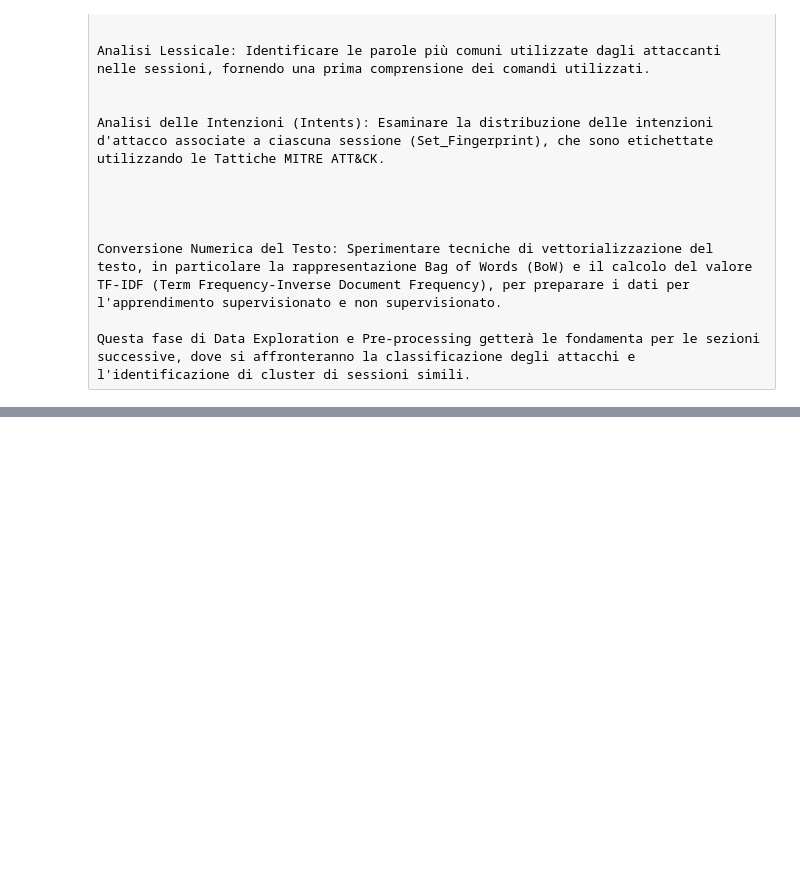
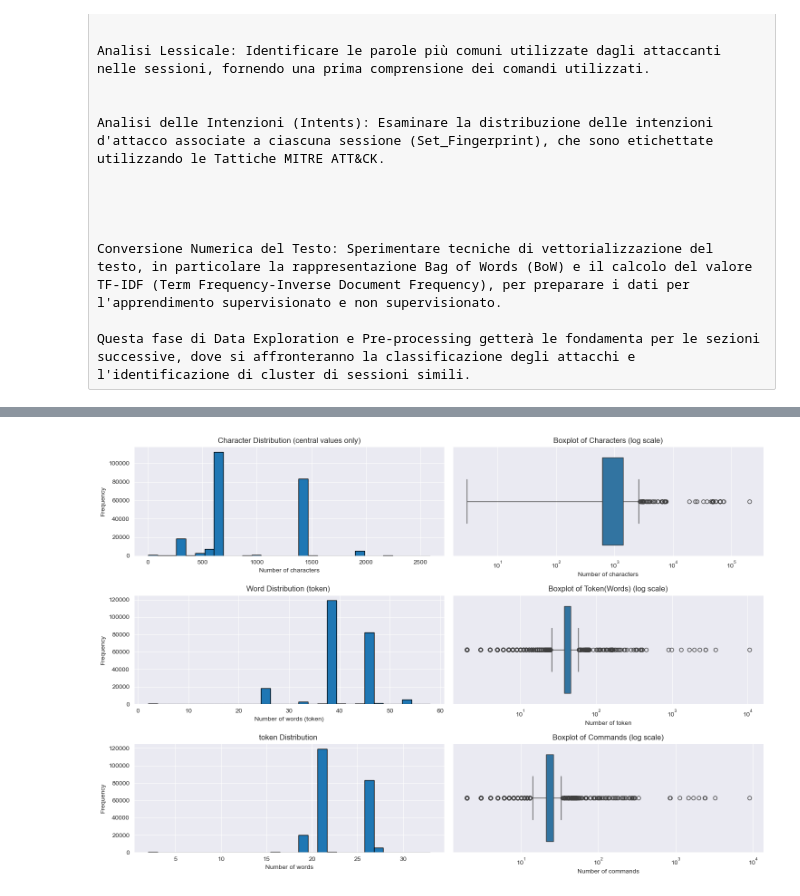
Before and after one commit to andreaRusso04/MachineLearningProject, a Jupyter notebook: notebooks/exploratoryDataAnalysis.ipynb, the cells around one changed output, grey strips where cells are left out. Drawn from its saved outputs; the diff is of its cells as text; code cells hidden in the pictures; blank space fills up the shorter version.

```diff
--- a/notebooks/exploratoryDataAnalysis.ipynb
+++ b/notebooks/exploratoryDataAnalysis.ipynb
@@ -50,0 +68,96 @@ TypeError: DataFrame.reset_index() got an unexpected keyword argument 'name'
+# %%
+sessionCodeLen = dataSet[["full_session"]].copy()
+sessionCodeLen["number_of_characters"] = sessionCodeLen["full_session"].str.len()
+
+sessionWordsLen = dataSet[["full_session"]].copy()
+sessionWordsLen["number_of_words_token"] = sessionWordsLen["full_session"].str.split(r";|\||&&|\|\||>>|>|<|&").str.len()
+
+sessionWordsLen["number_of_words_command"] = sessionWordsLen["full_session"].str.split(r";").str.len()
+
+
+# Calcolo outlier con metodo IQR
+q1 = sessionCodeLen["number_of_characters"].quantile(0.25)
+q3 = sessionCodeLen["number_of_characters"].quantile(0.75)
+iqr = q3 - q1
+upper_bound = q3 + 1.5 * iqr
+
+q1_w = sessionWordsLen["number_of_words_token"].quantile(0.25)
+q3_w = sessionWordsLen["number_of_words_token"].quantile(0.75)
+iqr_w = q3_w - q1_w
+upper_bound_w = q3_w + 1.5 * iqr_w
+
+q1_w2 = sessionWordsLen["number_of_words_command"].quantile(0.25)
+q3_w2 = sessionWordsLen["number_of_words_command"].quantile(0.75)
+iqr_w2 = q3_w2 - q1_w2
+upper_bound_w2 = q3_w2 + 1.5 * iqr_w2
+
+central_chars = sessionCodeLen[sessionCodeLen["number_of_characters"] <= upper_bound]
+
+central_words = sessionWordsLen[(sessionWordsLen["number_of_words_token"] <= upper_bound_w) & (sessionWordsLen["number_of_words_command"] <= upper_bound_w2)]
+
+
+# === 2) Plotting =============================================
+
+fig, axes = plt.subplots(3, 2, figsize=(15, 10))
+sns.set(style="whitegrid")
+
+# --- (A) Istogramma SENZA outlier -----------------------------
+axes[0, 0].hist(central_chars["number_of_characters"], bins=30, edgecolor="black")
+axes[0, 0].set_title("Character Distribution (central values only)")
+axes[0, 0].set_xlabel("Number of characters")
+axes[0, 0].set_ylabel("Frequency")
+
+
+# --- (B) Boxplot completo con outlier -------------------------
+sns.boxplot(x=sessionCodeLen["number_of_characters"], ax=axes[0, 1])
+axes[0, 1].set_xscale("log")
+axes[0, 1].set_title("Boxplot of Characters (log scale)")
+axes[0, 1].set_xlabel("Number of characters")
+
+
+
+# --- (C) Istogramma parole con eliminazione outlier ----------------------
+axes[1, 0].hist(central_words["number_of_words_token"], bins=30, edgecolor="black")
+
+axes[1, 0].set_title("Word Distribution (token) ")
+axes[1, 0].set_xlabel("Number of words (token)")
+axes[1, 0].set_ylabel("Frequency")
+
+
+# --- (D) Boxplot completo con outlier in scala log -------------------------
+sns.boxplot(x=sessionWordsLen["number_of_words_token"], ax=axes[1, 1])
+axes[1, 1].set_xscale("log")
+axes[1, 1].set_title("Boxplot of Token(Words) (log scale)")
+axes[1, 1].set_xlabel("Number of token")
+
+# --- (E) Istogramma parole con eliminazione outlier ----------------------
+axes[2, 0].hist(central_words["number_of_words_command"], bins=30, edgecolor="black")
+
+axes[2, 0].set_title("token Distribution ")
+axes[2, 0].set_xlabel("Number of words")
+axes[2, 0].set_ylabel("Frequency")
+
+# --- (F) Istogramma parole con eliminazione outlier ----------------------
+sns.boxplot(x=sessionWordsLen["number_of_words_command"], ax=axes[2, 1])
+axes[2, 1].set_xscale("log")
+axes[2, 1].set_title("Boxplot of Commands (log scale)")
+axes[2, 1].set_xlabel("Number of commands")
+
+
+
+
+plt.tight_layout()
+plt.show()
+
+
+
+
+# === 3) Statistiche utili =====================================
+
+print("Max characters:", sessionCodeLen["number_of_characters"].max())
+print("Max words:", sessionWordsLen["number_of_words_token"].max())
+print("Upper bound for outliers:", upper_bound)
+print("Percentage of outliers:",
+      (1 - len(central_chars) / len(sessionCodeLen)) * 100, "%")
+# %% [output]
+[figure, added]
```
Also changed, not shown: parts of 12 cells of this notebook, 1 other file.
